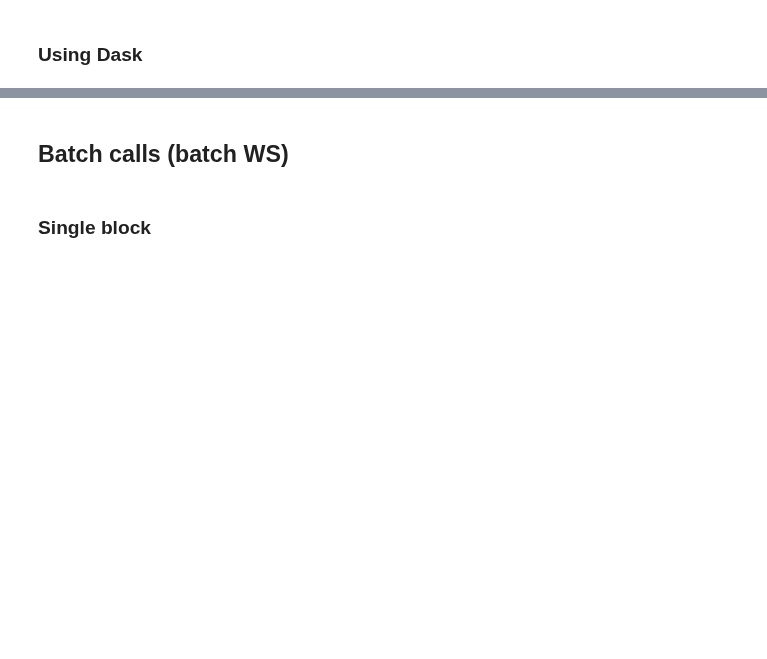
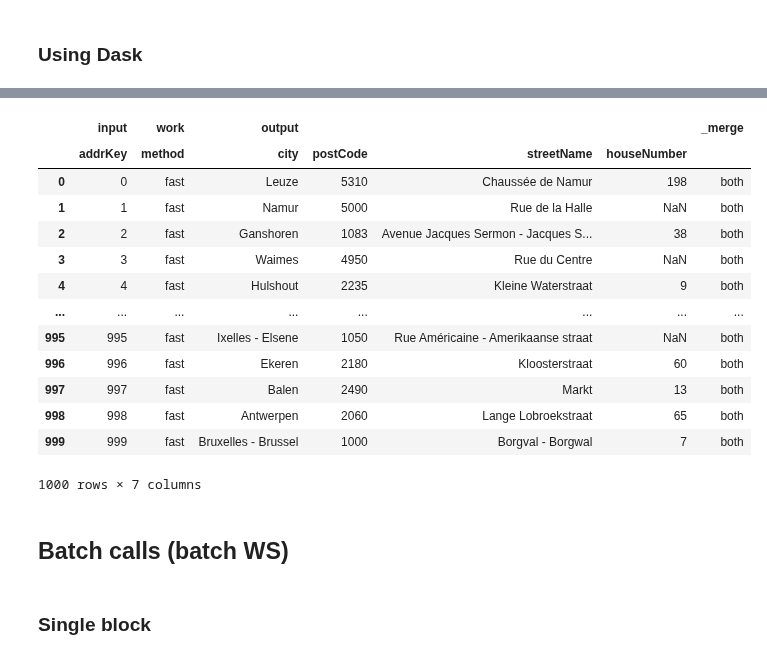
Before and after one commit to SmalsResearch/NominatimWrapper, a Jupyter notebook: AddressCleanserREST_test.ipynb, the cells around one changed output, grey strips where cells are left out. Drawn from its saved outputs; the diff is of its cells as text; code cells hidden in the pictures; blank space fills up the shorter version.

```diff
--- a/AddressCleanserREST_test.ipynb
+++ b/AddressCleanserREST_test.ipynb
@@ -385,3 +485,20 @@ mg[mg._merge != "both"].sort_values("addrKey")
+# %%
+mg
+# %% [output]
+|  | input | work | output |  |  |  | _merge |
+|  | addrKey | method | city | postCode | streetName | houseNumber |  |
+| 0 | 0 | fast | Leuze | 5310 | Chaussée de Namur | 198 | both |
+| 1 | 1 | fast | Namur | 5000 | Rue de la Halle | NaN | both |
+| 2 | 2 | fast | Ganshoren | 1083 | Avenue Jacques Sermon - Jacques S... | 38 | both |
+| 3 | 3 | fast | Waimes | 4950 | Rue du Centre | NaN | both |
+| 4 | 4 | fast | Hulshout | 2235 | Kleine Waterstraat | 9 | both |
+| ... | ... | ... | ... | ... | ... | ... | ... |
+| 995 | 995 | fast | Ixelles - Elsene | 1050 | Rue Américaine - Amerikaanse straat | NaN | both |
+| 996 | 996 | fast | Ekeren | 2180 | Kloosterstraat | 60 | both |
+| 997 | 997 | fast | Balen | 2490 | Markt | 13 | both |
+| 998 | 998 | fast | Antwerpen | 2060 | Lange Lobroekstraat | 65 | both |
+| 999 | 999 | fast | Bruxelles - Brussel | 1000 | Borgval - Borgwal | 7 | both |
+1000 rows × 7 columns
 # %% [markdown]
 ## Batch calls (batch WS)
 # %% [markdown]
```
Also changed, not shown: parts of 66 cells of this notebook, 4 other files.
